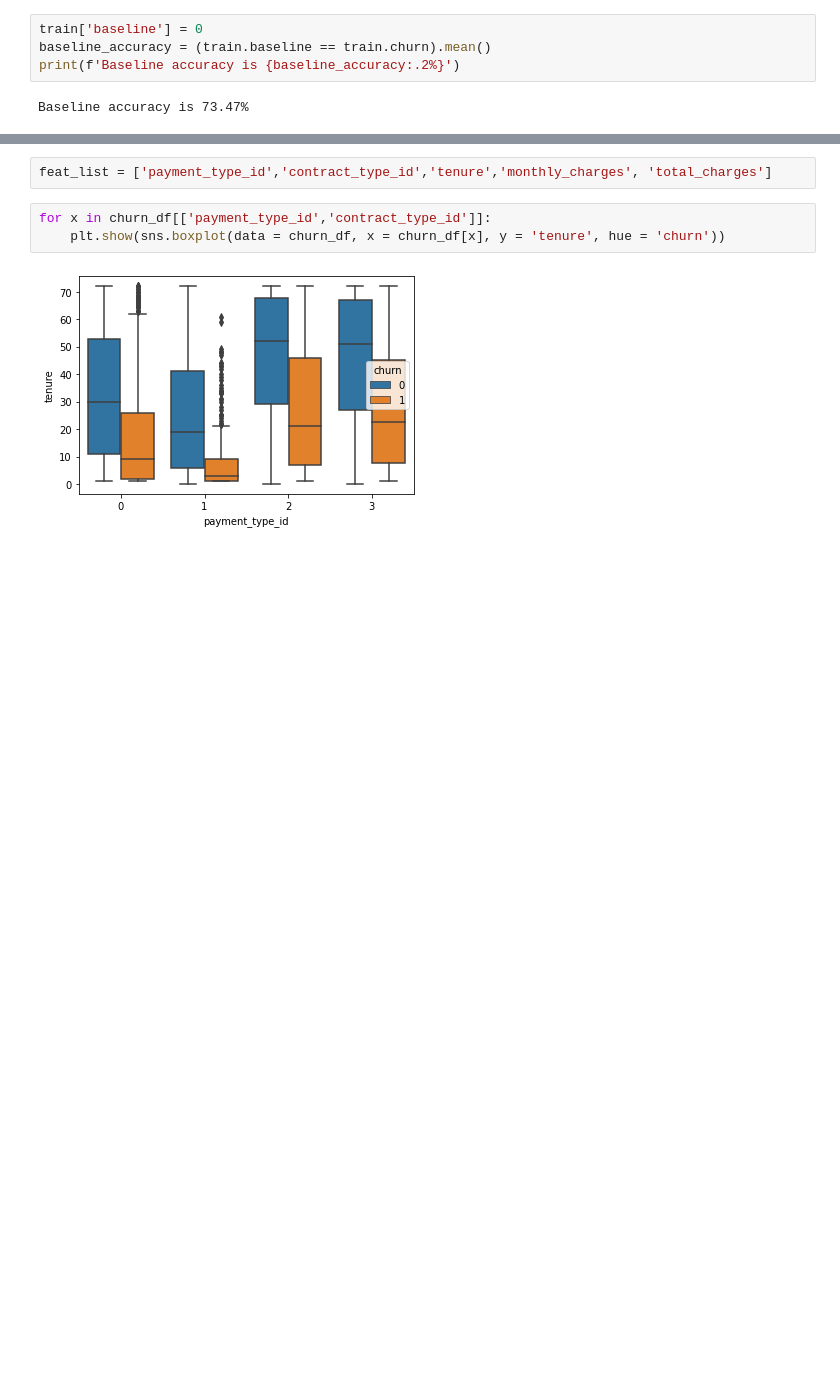
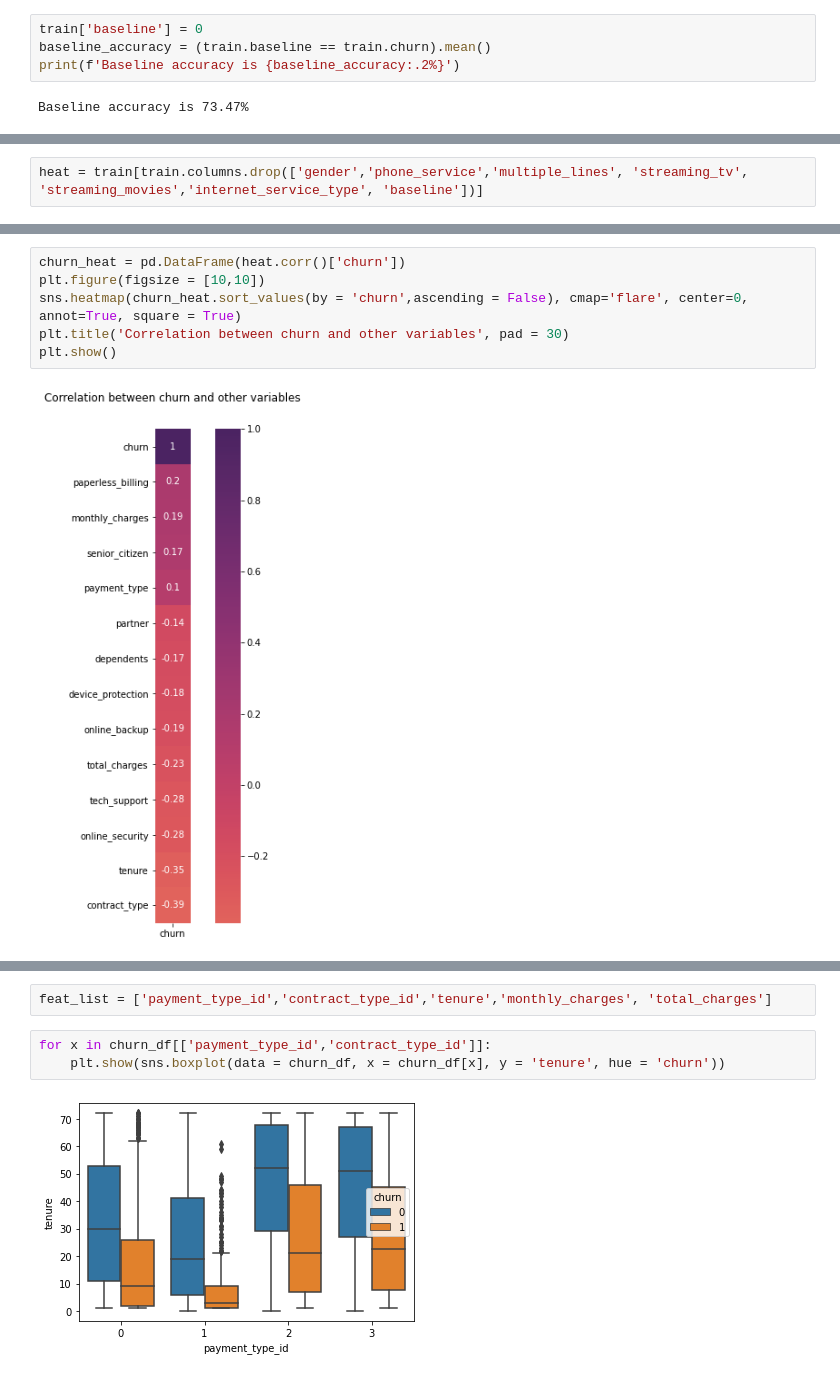
Before and after one commit to parkervoit/telco-classification-project, a Jupyter notebook: telco_workbook.ipynb, the cells around one changed output, grey strips where cells are left out. Cells and saved outputs as stored; diff of their text form; blank space fills up the shorter version.

```diff
--- a/telco_workbook.ipynb
+++ b/telco_workbook.ipynb
@@ -255,0 +225,2 @@ plt.show()
+# %%
+heat = train[train.columns.drop(['gender','phone_service','multiple_lines', 'streaming_tv', 'streaming_movies','internet_service_type', 'baseline'])]
@@ -256 +245,9 @@ plt.show()
+# %%
+churn_heat = pd.DataFrame(heat.corr()['churn'])
+plt.figure(figsize = [10,10])
+sns.heatmap(churn_heat.sort_values(by = 'churn',ascending = False), cmap='flare', center=0, annot=True, square = True)
+plt.title('Correlation between churn and other variables', pad = 30)
+plt.show()
+# %% [output]
+[figure, added]
 # %%
```
Also changed, not shown: parts of 68 cells of this notebook, 1 other file.
